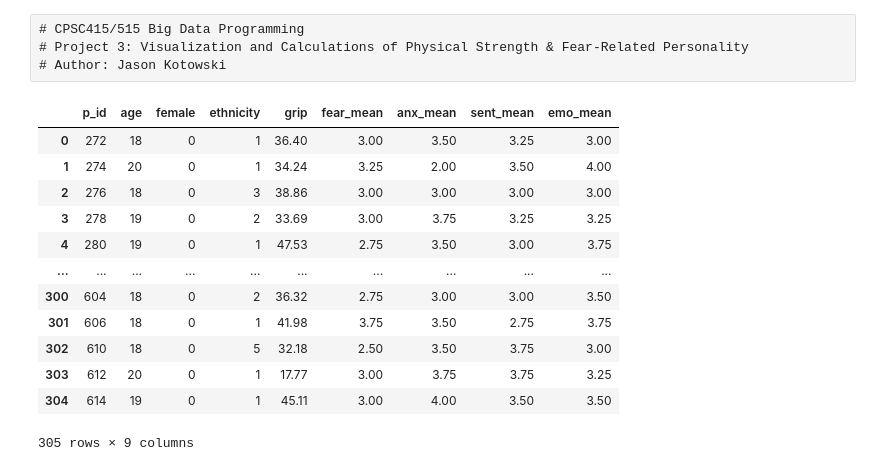
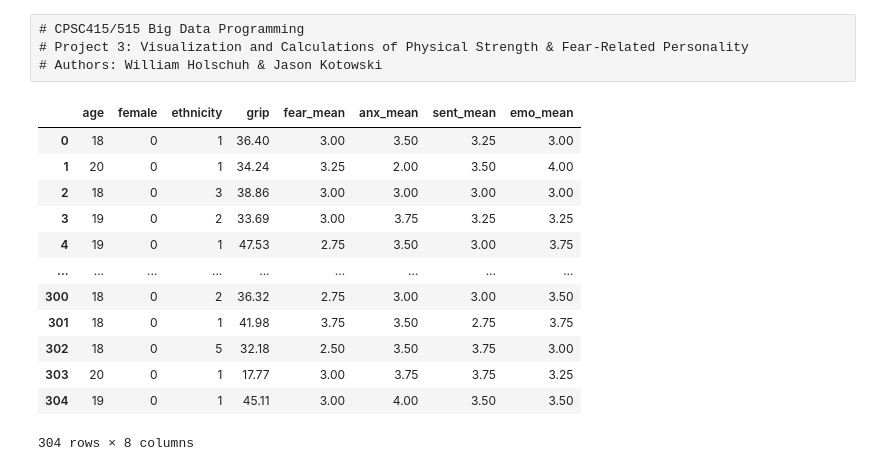
Before and after one commit to JKot2020/Grip-Strength-VS-Personality, a Jupyter notebook: Project3_BDP-checkpoint.ipynb, the cells around one changed output. Cells and saved outputs as stored; diff of their text form; code cells hidden in the pictures.

```diff
--- a/Project3_BDP-checkpoint.ipynb
+++ b/Project3_BDP-checkpoint.ipynb
@@ -1,7 +1,7 @@
 # %% [raw]
 # CPSC415/515 Big Data Programming
 # Project 3: Visualization and Calculations of Physical Strength & Fear-Related Personality
-# Author: Jason Kotowski
+# Authors: William Holschuh & Jason Kotowski
 # %%
 import numpy as np
 import pandas as pd
@@ -20,45 +23,48 @@ confidence = 0.95
 # %%
 # Load survey data
 # Clean, organize and generate a data frame
 # Use regular expression when needed
 # @return: a DataFrame with header: []
 
 def load_data():
     # read from .csv file
     survey_data = pd.read_csv("Sample_5_corrected.csv", keep_default_na=False)
 
     # create dataframe
     data_combined = pd.DataFrame(survey_data)
 
+    # drop outliers
+    data_combined = data_combined.drop(62)
+
     # create and calculate means of personality traits
         # Fearfulness: hex_5, hex_29, hex_53, hex_77
         # Anxiety: hex_11, hex_35, hex_59, hex_83
         # Sentimentality: hex_17, hex_41, hex_65, hex_89
         # Emotional Dependence: hex_23, hex_47, hex_71, hex_95
     data_combined['fear_mean'] = data_combined['hex_5'].add(data_combined['hex_29']).add(data_combined['hex_53']).add(data_combined['hex_77']).div(4)
     data_combined['anx_mean'] = data_combined['hex_11'].add(data_combined['hex_35']).add(data_combined['hex_59']).add(data_combined['hex_83']).div(4)
     data_combined['sent_mean'] = data_combined['hex_17'].add(data_combined['hex_41']).add(data_combined['hex_65']).add(data_combined['hex_89']).div(4)
     data_combined['emo_mean'] = data_combined['hex_23'].add(data_combined['hex_47']).add(data_combined['hex_71']).add(data_combined['hex_95']).div(4)
 
-    # clean up unused hex columns
-    data_combined.drop(['hex_5', 'hex_29', 'hex_53', 'hex_77', 'hex_11', 'hex_35', 'hex_59', 'hex_83', 'hex_17', 'hex_41', 'hex_65', 'hex_89', 'hex_23', 'hex_47', 'hex_71', 'hex_95'], axis=1, inplace=True)
+    # clean up unused columns
+    data_combined.drop(['p_id', 'hex_5', 'hex_29', 'hex_53', 'hex_77', 'hex_11', 'hex_35', 'hex_59', 'hex_83', 'hex_17', 'hex_41', 'hex_65', 'hex_89', 'hex_23', 'hex_47', 'hex_71', 'hex_95'], axis=1, inplace=True)
 
     return data_combined
 
-# load tata
+# load data
 data_combined = load_data()
 data_combined
 # %% [output]
-|  | p_id | age | female | ethnicity | grip | fear_mean | anx_mean | sent_mean | emo_mean |
-| 0 | 272 | 18 | 0 | 1 | 36.40 | 3.00 | 3.50 | 3.25 | 3.00 |
-| 1 | 274 | 20 | 0 | 1 | 34.24 | 3.25 | 2.00 | 3.50 | 4.00 |
-| 2 | 276 | 18 | 0 | 3 | 38.86 | 3.00 | 3.00 | 3.00 | 3.00 |
-| 3 | 278 | 19 | 0 | 2 | 33.69 | 3.00 | 3.75 | 3.25 | 3.25 |
-| 4 | 280 | 19 | 0 | 1 | 47.53 | 2.75 | 3.50 | 3.00 | 3.75 |
-| ... | ... | ... | ... | ... | ... | ... | ... | ... | ... |
-| 300 | 604 | 18 | 0 | 2 | 36.32 | 2.75 | 3.00 | 3.00 | 3.50 |
-| 301 | 606 | 18 | 0 | 1 | 41.98 | 3.75 | 3.50 | 2.75 | 3.75 |
-| 302 | 610 | 18 | 0 | 5 | 32.18 | 2.50 | 3.50 | 3.75 | 3.00 |
-| 303 | 612 | 20 | 0 | 1 | 17.77 | 3.00 | 3.75 | 3.75 | 3.25 |
-| 304 | 614 | 19 | 0 | 1 | 45.11 | 3.00 | 4.00 | 3.50 | 3.50 |
+|  | age | female | ethnicity | grip | fear_mean | anx_mean | sent_mean | emo_mean |
+| 0 | 18 | 0 | 1 | 36.40 | 3.00 | 3.50 | 3.25 | 3.00 |
+| 1 | 20 | 0 | 1 | 34.24 | 3.25 | 2.00 | 3.50 | 4.00 |
+| 2 | 18 | 0 | 3 | 38.86 | 3.00 | 3.00 | 3.00 | 3.00 |
+| 3 | 19 | 0 | 2 | 33.69 | 3.00 | 3.75 | 3.25 | 3.25 |
+| 4 | 19 | 0 | 1 | 47.53 | 2.75 | 3.50 | 3.00 | 3.75 |
+| ... | ... | ... | ... | ... | ... | ... | ... | ... |
+| 300 | 18 | 0 | 2 | 36.32 | 2.75 | 3.00 | 3.00 | 3.50 |
+| 301 | 18 | 0 | 1 | 41.98 | 3.75 | 3.50 | 2.75 | 3.75 |
+| 302 | 18 | 0 | 5 | 32.18 | 2.50 | 3.50 | 3.75 | 3.00 |
+| 303 | 20 | 0 | 1 | 17.77 | 3.00 | 3.75 | 3.75 | 3.25 |
+| 304 | 19 | 0 | 1 | 45.11 | 3.00 | 4.00 | 3.50 | 3.50 |
-305 rows × 9 columns
+304 rows × 8 columns
```
Also changed, not shown: parts of 5 cells of this notebook.
